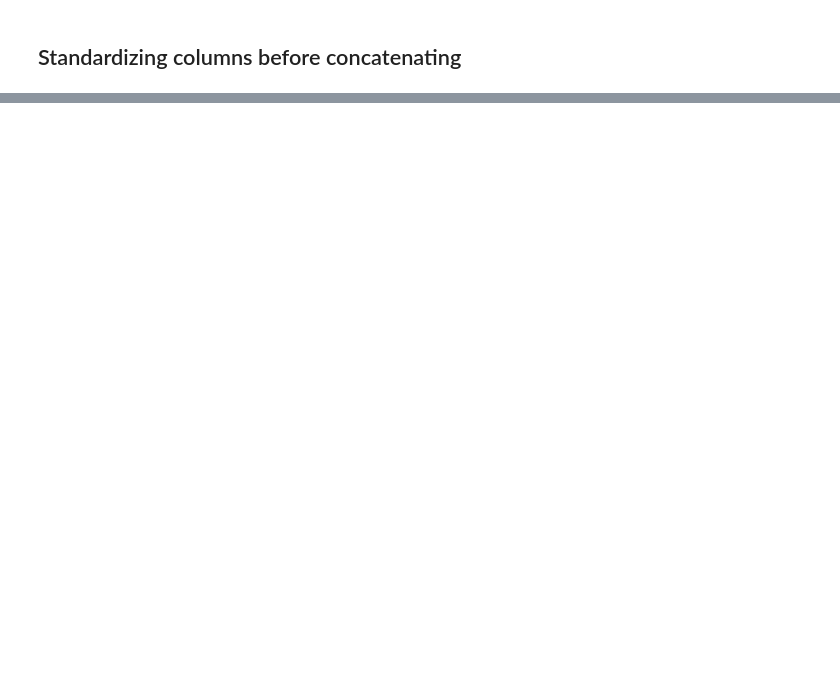
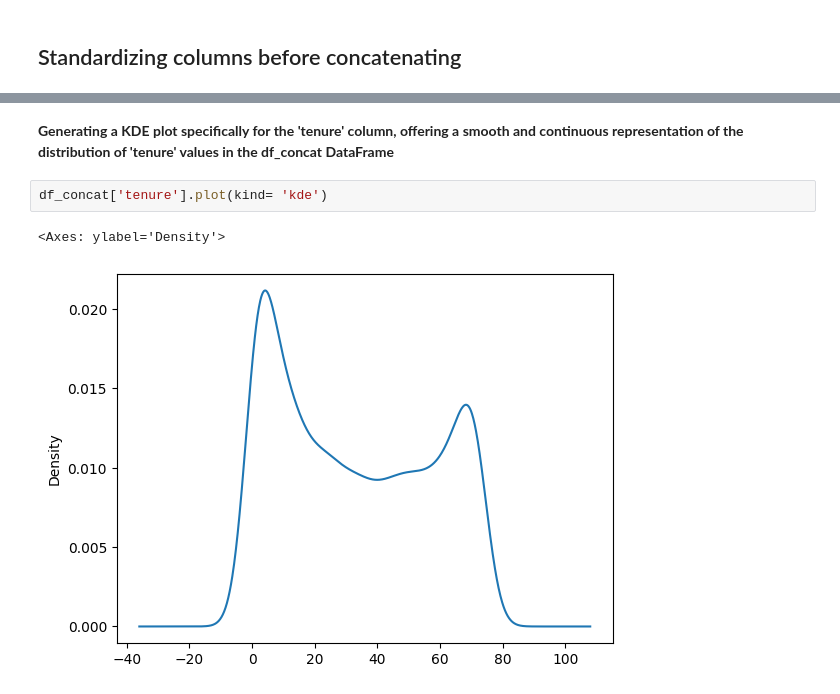
Before and after one commit to Ibrahim-I-Babana/Customer_Churn_Prediction_Problem, a Jupyter notebook: codebabana2.ipynb, the cells around one changed output, grey strips where cells are left out. Drawn from its saved outputs; the diff is of its cells as text; blank space fills up the shorter version.

```diff
--- a/codebabana2.ipynb
+++ b/codebabana2.ipynb
@@ -381,0 +578,7 @@ AttributeError: 'DataFrame' object has no attribute 'types'
+# %% [markdown]
+**Generating a KDE plot specifically for the 'tenure' column, offering a smooth and continuous representation of the distribution of 'tenure' values in the df_concat DataFrame**
+# %%
+df_concat['tenure'].plot(kind= 'kde')
+# %% [output]
+<Axes: ylabel='Density'>
+[figure, added]
```
Also changed, not shown: parts of 158 cells of this notebook, 1 other file.
